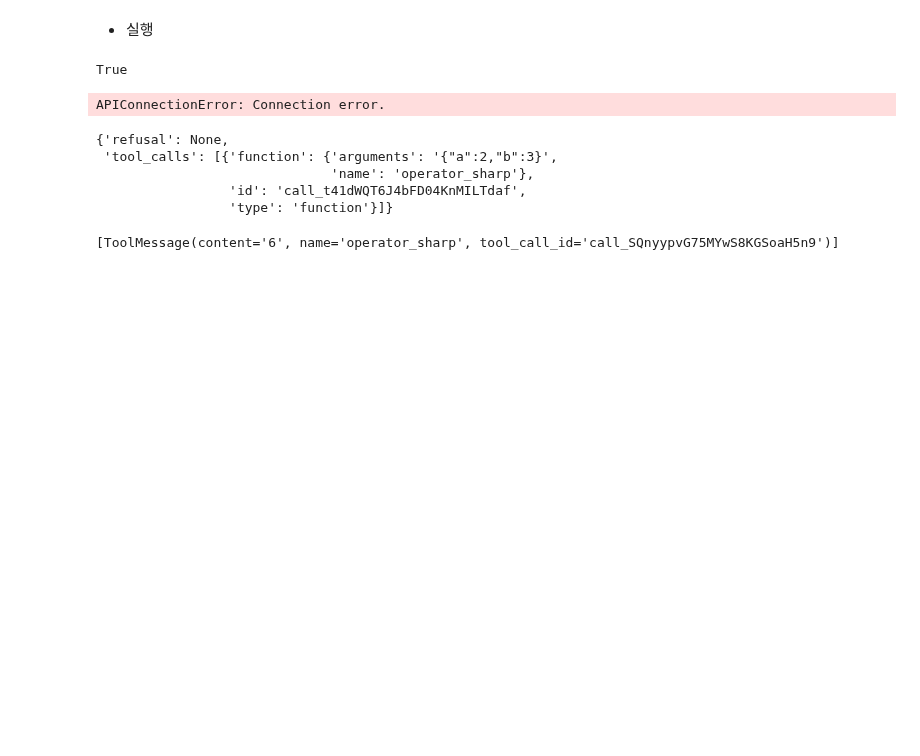
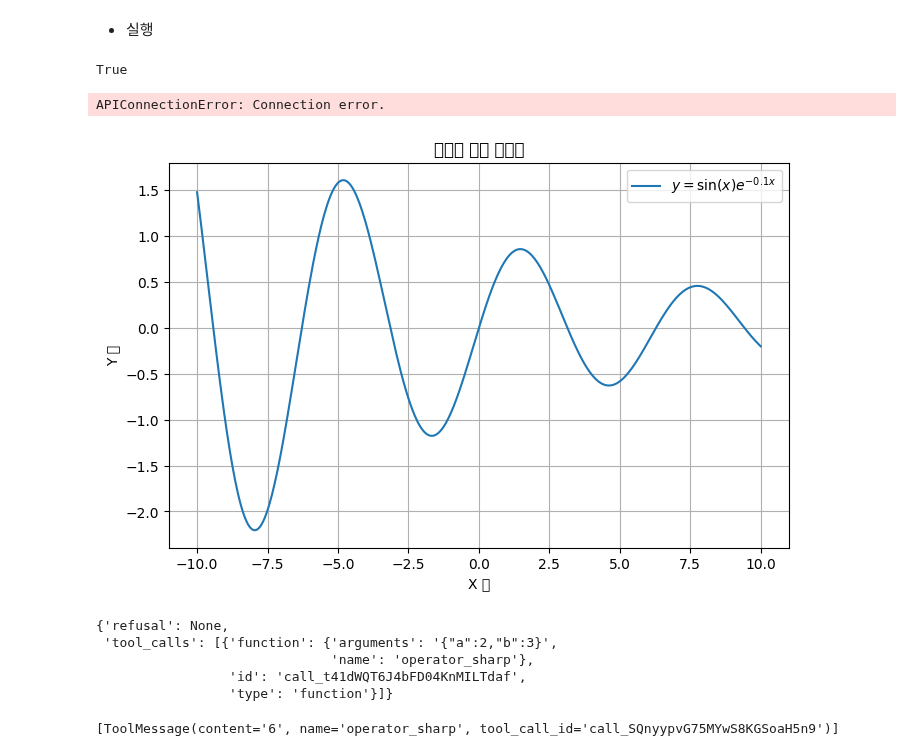
Before and after one commit to lisyoen/pstudy, a Jupyter notebook: chain_test.ipynb, the cells around one changed output. Drawn from its saved outputs; the diff is of its cells as text; code cells hidden in the pictures; blank space fills up the shorter version.

```diff
--- a/chain_test.ipynb
+++ b/chain_test.ipynb
@@ -21,6 +21,27 @@ result = llm.invoke("2 # 3 값은 몇이야?")
 print(result)
 # %% [output]
 APIConnectionError: Connection error.
+# %%
+import numpy as np
+import matplotlib.pyplot as plt
+
+# 데이터 생성
+x = np.linspace(-10, 10, 400)
+y = np.sin(x) * np.exp(-0.1 * x)
+
+# 그래프 그리기
+plt.figure(figsize=(8, 5))
+plt.plot(x, y, label=r'$y = \sin(x) e^{-0.1x}$')
+plt.xlabel("X 값")
+plt.ylabel("Y 값")
+plt.title("임의의 함수 그래프")
+plt.legend()
+plt.grid()
+
+# 그래프 출력
+plt.show()
+# %% [output]
+[figure, added]
 # %%
 from langchain_core.tools import tool
 from pprint import pprint
```
